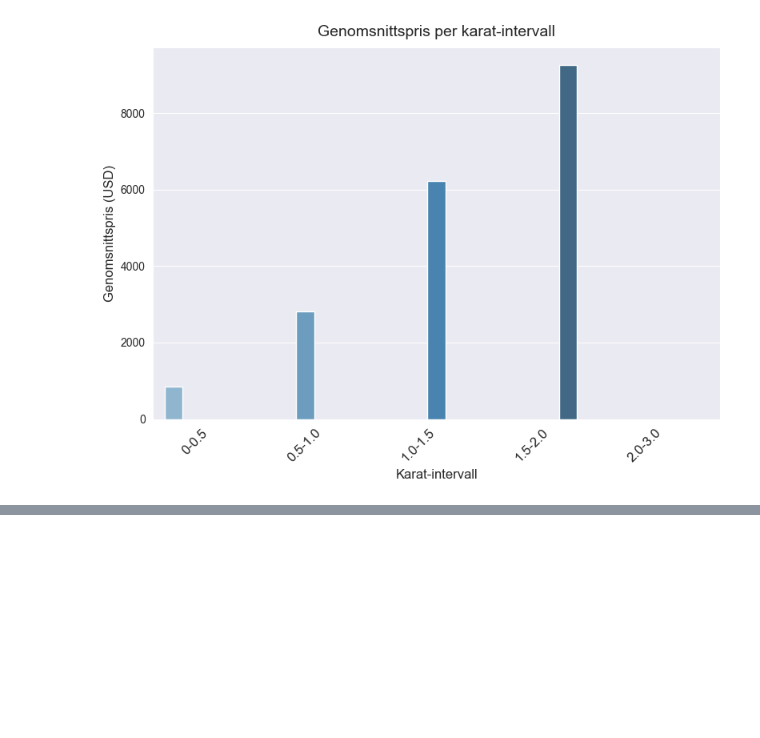
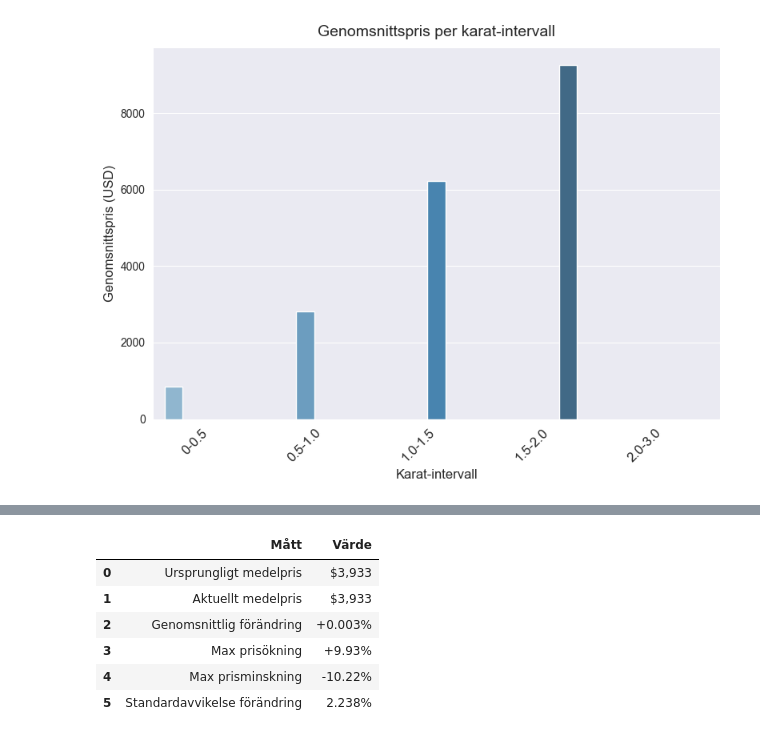
Before and after one commit to ShabanSulejmani/python_kunskapskontroll, a Jupyter notebook: del_2/Del_2_Guldfynd.ipynb, the cells around one changed output, grey strips where cells are left out. Saved outputs shown, nothing was run; the diff lists cells and outputs as text; code cells hidden in the pictures; blank space fills up the shorter version.

```diff
--- a/del_2/Del_2_Guldfynd.ipynb
+++ b/del_2/Del_2_Guldfynd.ipynb
@@ -209,0 +206,31 @@ Genomsnittspris per karat-intervall:
+# %%
+# Simulera realtidspriser med marknadsvariation
+np.random.seed(42)  # För reproducerbarhet
+
+# Skapa prisvariation baserad på marknadsförhållanden
+df['price_variation'] = np.random.normal(0, 0.02, len(df))  # ±2% standardvariation
+df['market_factor'] = np.random.normal(1, 0.01, len(df))    # Allmän marknadsfaktor
+
+# Beräkna aktuella priser
+df['current_price'] = df['price'] * df['market_factor'] * (1 + df['price_variation'])
+df['price_change'] = ((df['current_price'] - df['price']) / df['price']) * 100
+
+# Visa prisstatistik
+price_stats = pd.DataFrame({
+    'Mått': ['Ursprungligt medelpris', 'Aktuellt medelpris', 'Genomsnittlig förändring',
+             'Max prisökning', 'Max prisminskning', 'Standardavvikelse förändring'],
+    'Värde': [f"${df['price'].mean():,.0f}", f"${df['current_price'].mean():,.0f}",
+              f"{df['price_change'].mean():+.3f}%", f"{df['price_change'].max():+.2f}%",
+              f"{df['price_change'].min():+.2f}%", f"{df['price_change'].std():.3f}%"]
+})
+
+
+display(price_stats)
+# %% [output]
+|  | Mått | Värde |
+| 0 | Ursprungligt medelpris | $3,933 |
+| 1 | Aktuellt medelpris | $3,933 |
+| 2 | Genomsnittlig förändring | +0.003% |
+| 3 | Max prisökning | +9.93% |
+| 4 | Max prisminskning | -10.22% |
+| 5 | Standardavvikelse förändring | 2.238% |
```
Also changed, not shown: parts of 7 cells of this notebook, 1 other file.
